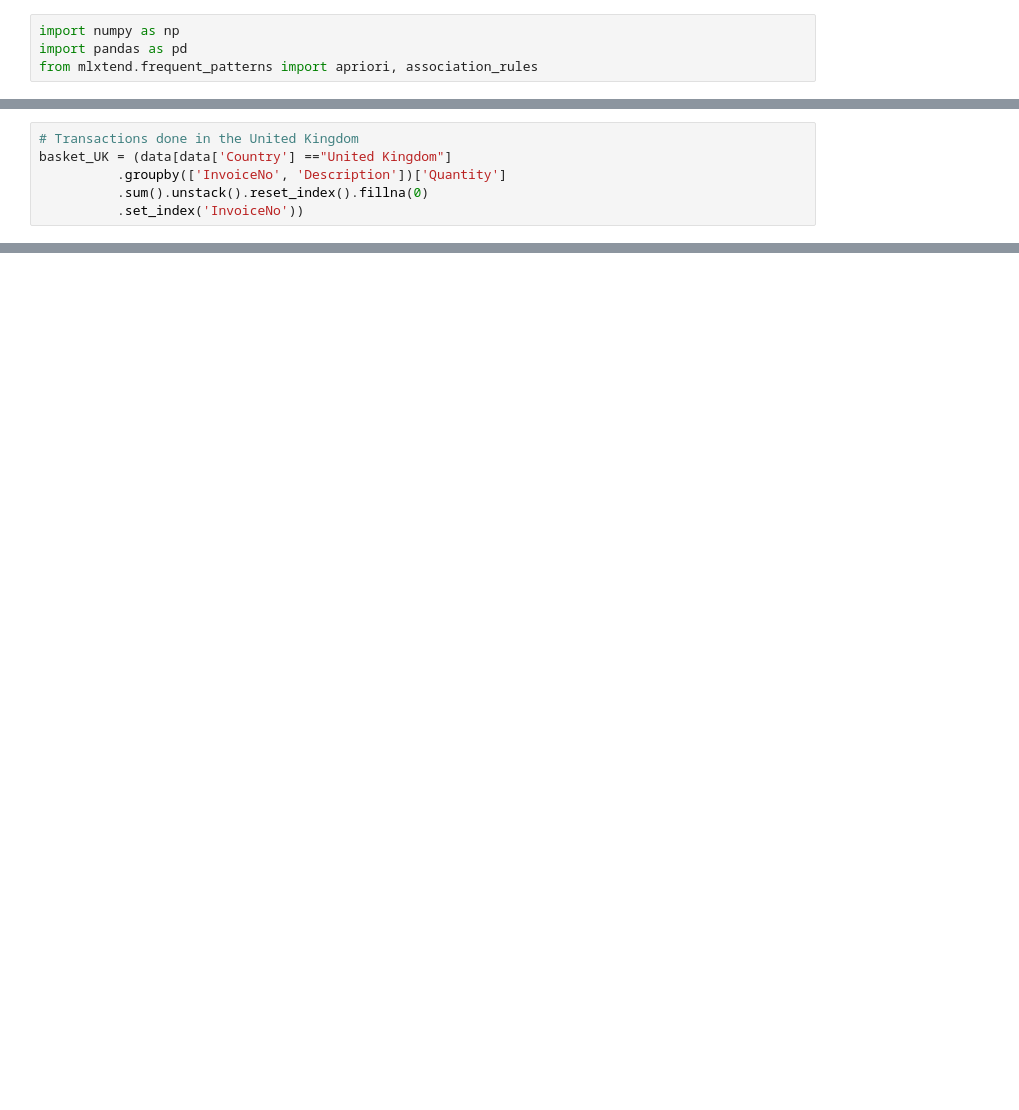
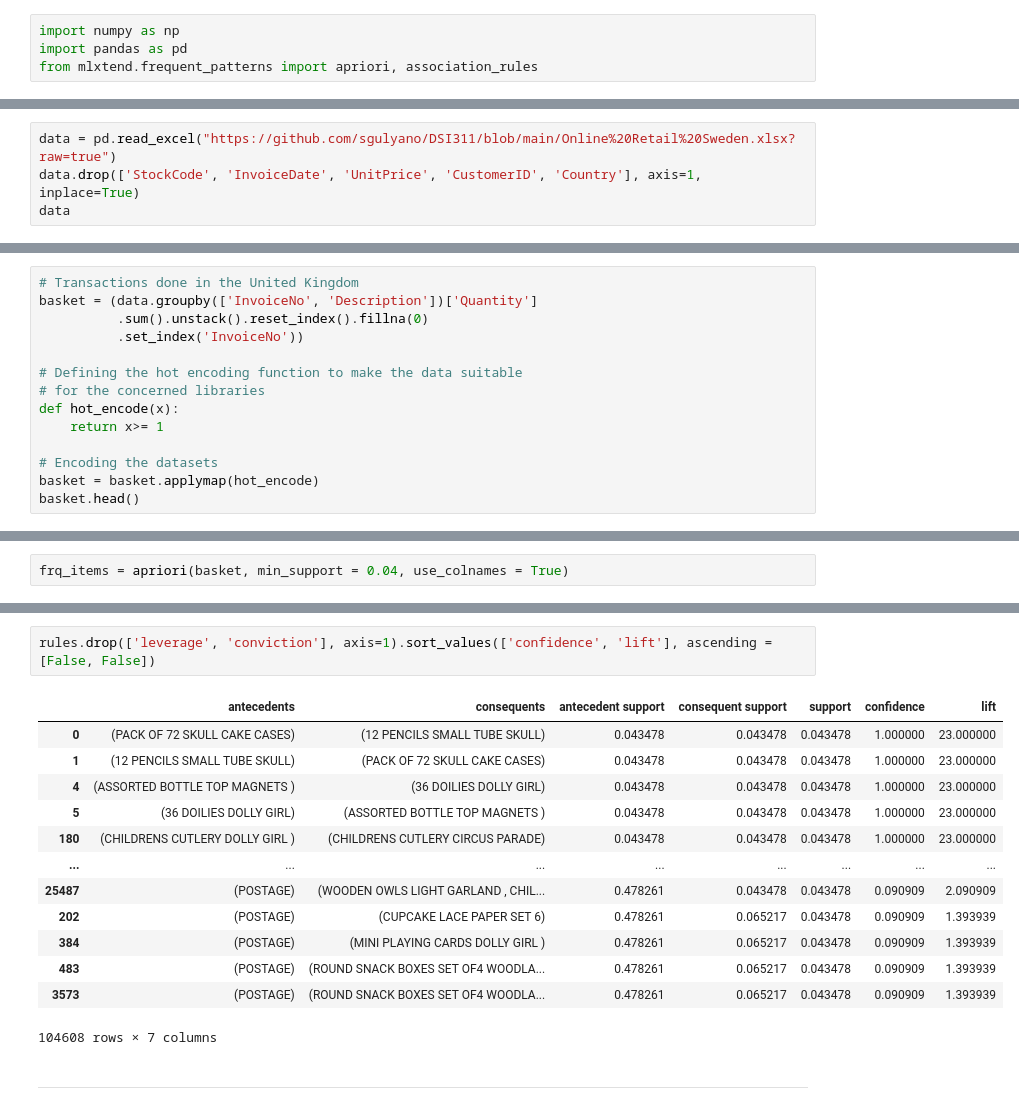
Before and after one commit to sgulyano/DSI311, a Jupyter notebook: ch13_apriori.ipynb, the cells around one changed output, grey strips where cells are left out. Drawn from its saved outputs; the diff is of its cells as text; blank space fills up the shorter version.

```diff
--- a/ch13_apriori.ipynb
+++ b/ch13_apriori.ipynb
@@ -24,0 +29,4 @@ Index(['InvoiceNo', 'StockCode', 'Description', 'Quantity', 'InvoiceDate',
+# %%
+data = pd.read_excel("https://github.com/sgulyano/DSI311/blob/main/Online%20Retail%20Sweden.xlsx?raw=true")
+data.drop(['StockCode', 'InvoiceDate', 'UnitPrice', 'CustomerID', 'Country'], axis=1, inplace=True)
+data
@@ -25,6 +49,14 @@ Index(['InvoiceNo', 'StockCode', 'Description', 'Quantity', 'InvoiceDate',
 # %%
 # Transactions done in the United Kingdom
-basket_UK = (data[data['Country'] =="United Kingdom"]
-          .groupby(['InvoiceNo', 'Description'])['Quantity']
+basket = (data.groupby(['InvoiceNo', 'Description'])['Quantity']
           .sum().unstack().reset_index().fillna(0)
           .set_index('InvoiceNo'))
+
+# Defining the hot encoding function to make the data suitable
+# for the concerned libraries
+def hot_encode(x):
+    return x>= 1
+
+# Encoding the datasets
+basket = basket.applymap(hot_encode)
+basket.head()
@@ -74,0 +76,2 @@ rules.head()
+# %%
+frq_items = apriori(basket, min_support = 0.04, use_colnames = True)
@@ -74,0 +102,18 @@ rules.head()
+# %%
+rules.drop(['leverage', 'conviction'], axis=1).sort_values(['confidence', 'lift'], ascending =[False, False])
+# %% [output]
+|  | antecedents | consequents | antecedent support | consequent support | support | confidence | lift |
+| 0 | (PACK OF 72 SKULL CAKE CASES) | (12 PENCILS SMALL TUBE SKULL) | 0.043478 | 0.043478 | 0.043478 | 1.000000 | 23.000000 |
+| 1 | (12 PENCILS SMALL TUBE SKULL) | (PACK OF 72 SKULL CAKE CASES) | 0.043478 | 0.043478 | 0.043478 | 1.000000 | 23.000000 |
+| 4 | (ASSORTED BOTTLE TOP MAGNETS ) | (36 DOILIES DOLLY GIRL) | 0.043478 | 0.043478 | 0.043478 | 1.000000 | 23.000000 |
+| 5 | (36 DOILIES DOLLY GIRL) | (ASSORTED BOTTLE TOP MAGNETS ) | 0.043478 | 0.043478 | 0.043478 | 1.000000 | 23.000000 |
+| 180 | (CHILDRENS CUTLERY DOLLY GIRL ) | (CHILDRENS CUTLERY CIRCUS PARADE) | 0.043478 | 0.043478 | 0.043478 | 1.000000 | 23.000000 |
+| ... | ... | ... | ... | ... | ... | ... | ... |
+| 25487 | (POSTAGE) | (WOODEN OWLS LIGHT GARLAND , CHIL... | 0.478261 | 0.043478 | 0.043478 | 0.090909 | 2.090909 |
+| 202 | (POSTAGE) | (CUPCAKE LACE PAPER SET 6) | 0.478261 | 0.065217 | 0.043478 | 0.090909 | 1.393939 |
+| 384 | (POSTAGE) | (MINI PLAYING CARDS DOLLY GIRL ) | 0.478261 | 0.065217 | 0.043478 | 0.090909 | 1.393939 |
+| 483 | (POSTAGE) | (ROUND SNACK BOXES SET OF4 WOODLA... | 0.478261 | 0.065217 | 0.043478 | 0.090909 | 1.393939 |
+| 3573 | (POSTAGE) | (ROUND SNACK BOXES SET OF4 WOODLA... | 0.478261 | 0.065217 | 0.043478 | 0.090909 | 1.393939 |
+104608 rows × 7 columns
+# %% [markdown]
+----
```
Also changed, not shown: parts of 18 cells of this notebook, 1 other file.
